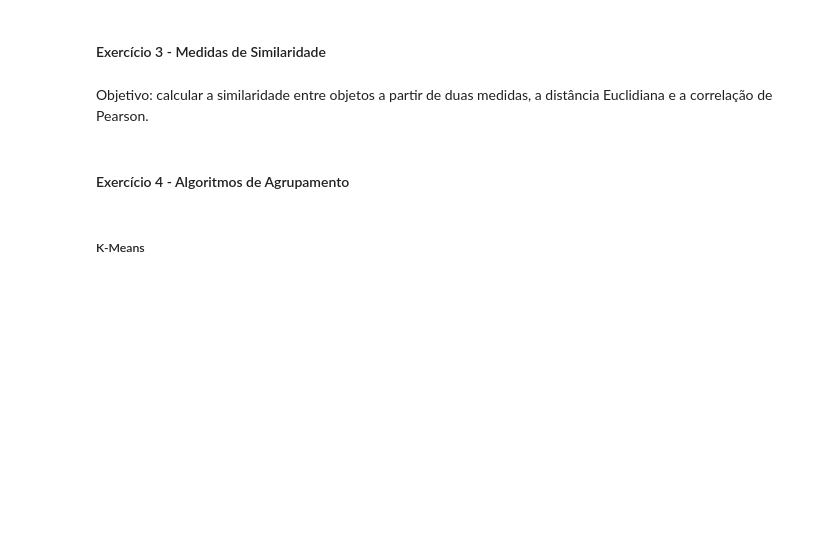
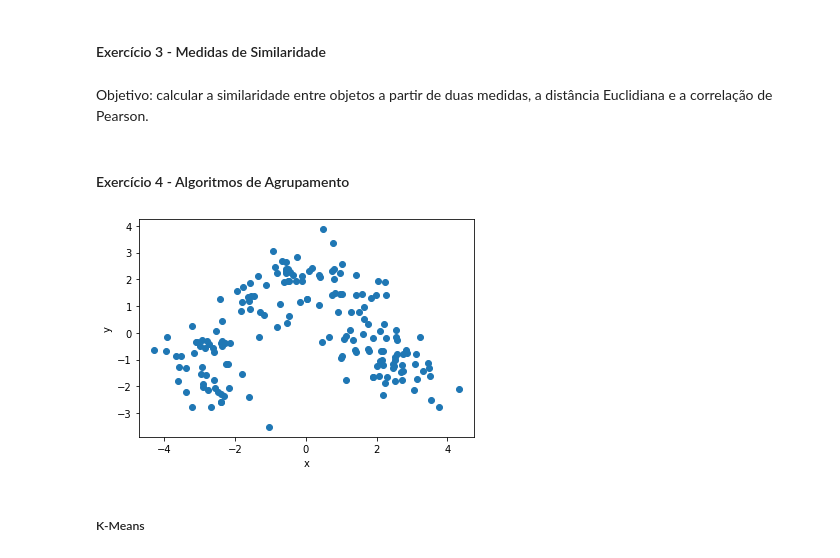
Before and after one commit to ldocarvalho/Analise-Grupos-Wine, a Jupyter notebook: TP3_AnaliseGrupos.ipynb, the cells around one changed output. Drawn from its saved outputs; the diff is of its cells as text; code cells hidden in the pictures; blank space fills up the shorter version.

Commit message:
Algoritmos K-Means e DBScan, Ordenação dos dados, Visualização e Avaliação dos Algoritmos

```diff
--- a/TP3_AnaliseGrupos.ipynb
+++ b/TP3_AnaliseGrupos.ipynb
@@ -128,4 +143,11 @@ def pearsons_correlation_coefficient(x, y):
 # %% [markdown]
 #### Exercício 4 - Algoritmos de Agrupamento
+# %%
+plt.scatter(x=dfWines_reduced.x, y=dfWines_reduced.y)
+plt.xlabel('x')
+plt.ylabel('y')
+plt.show()
+# %% [output]
+[figure, added]
 # %% [markdown]
 ##### K-Means
```
Also changed, not shown: parts of 88 cells of this notebook.
